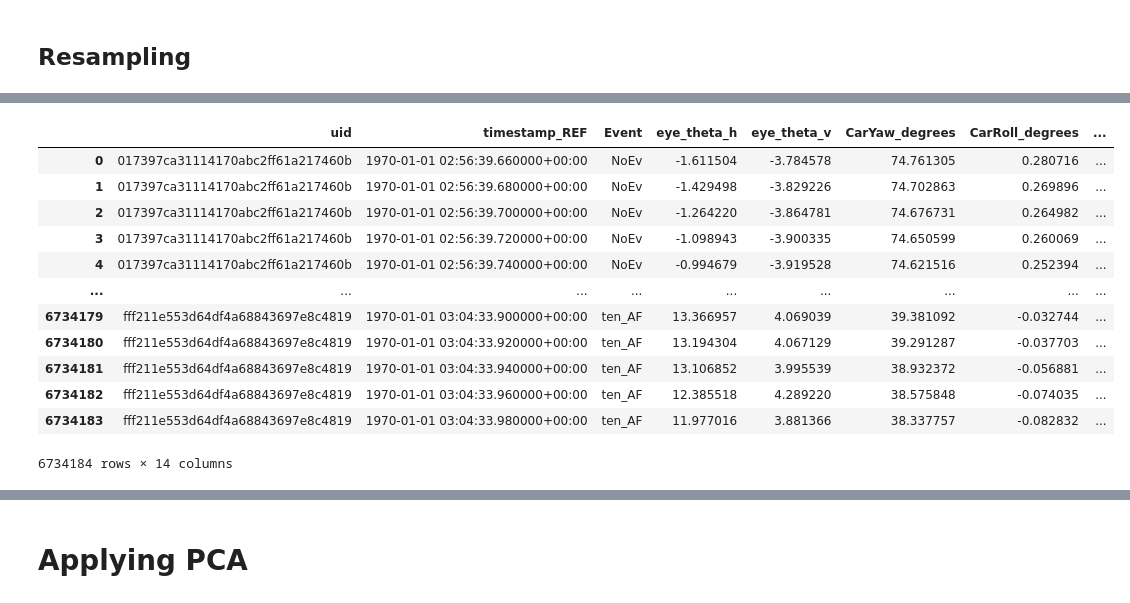
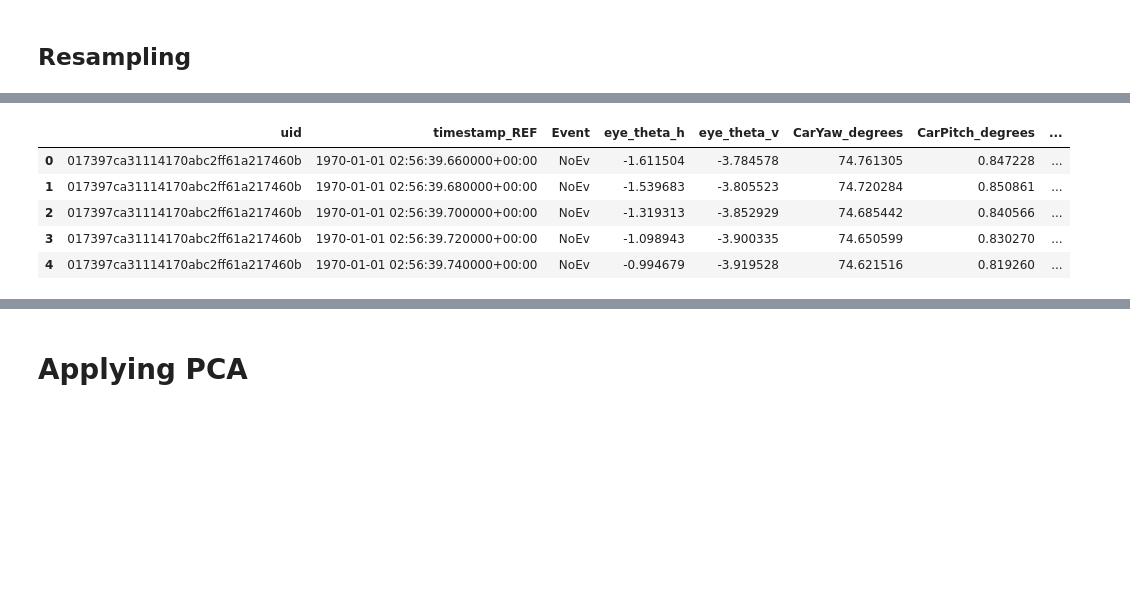
Before and after one commit to JohnMadrid/pca-driving-behavior, a Jupyter notebook: 2-pca.ipynb, the cells around one changed output, grey strips where cells are left out. Cells and saved outputs as stored; diff of their text form; code cells hidden in the pictures; blank space fills up the shorter version.

```diff
--- a/2-pca.ipynb
+++ b/2-pca.ipynb
@@ -33,14 +42,27 @@ Hosting the HTTP server on port 50736 instead
 # %% [markdown]
 # Load data
 # %%
-# columns to load
+# Check and create 'data' and 'results' folders if they do not exist
+data_folder = 'data'
+results_folder = 'results'
+
+if not os.path.exists(data_folder):
+    os.makedirs(data_folder)
+if not os.path.exists(results_folder):
+    os.makedirs(results_folder)
+
+# Assign folder paths to variables for later use
+DATA_DIR = data_folder
+RESULTS_DIR = results_folder
+
+# Load cleaned data
+# Columns to load
 cols = ['timestamp_REF','UnixTimeStamp','TobiiTimeStamp','Auto_TobiiTimeStamp',
         'uid', 'Condition','Event','eye_theta_h','eye_theta_v','streeringDegree',
-        'CarYaw_degrees','CarRoll_degrees', 'CarPitch_degrees','RelativeHeadYaw_degrees','RelativeHeadPitch_degrees',
-        'RelativeHeadRoll_degrees',]
-# Load cleaned dataset
-df = dd.read_csv('data/EEDA_cleaned.csv', usecols=cols).compute()
-df
+        'CarYaw_degrees','CarRoll_degrees', 'CarPitch_degrees','RelativeHeadYaw_degrees',
+        'RelativeHeadPitch_degrees', 'RelativeHeadRoll_degrees']
+df = dd.read_csv(os.path.join(DATA_DIR, 'EEDA_cleaned.csv'), usecols=cols).compute()
+df.head()
 # %% [output]
 |  | timestamp_REF | UnixTimeStamp | TobiiTimeStamp | uid | Auto_TobiiTimeStamp | Condition | Event | ... |
 | 0 | 1970-01-01 02:56:39.665039062+00:00 | 1.630156e+09 | 10599.665039 | 017397ca31114170abc2ff61a217460b | 10599.665039 | Autonomous | NoEv | ... |
@@ -121,7 +128,8 @@ plot_sampling_rate_and_time_diff(df)
 We keep only variables to use for analysis
 # %%
 # Drop unnecessary columns
-df_subset = df[['timestamp_REF','uid','Event','eye_theta_h', 'eye_theta_v',
+df = df[['timestamp_REF','uid','Event','eye_theta_h', 'eye_theta_v',
                 'CarYaw_degrees', 'CarPitch_degrees','CarRoll_degrees',
                 'RelativeHeadYaw_degrees', 'RelativeHeadPitch_degrees',
                 'RelativeHeadRoll_degrees', 'streeringDegree','Condition']]
+df.head()
@@ -218,25 +203,20 @@ def resample_data_by_uid(df):
     return resampled_groups
 
 # Resample the data to 50 Hz for each UID
-resampled_df = resample_data_by_uid(df_subset)
+resampled_df = resample_data_by_uid(df)
+# Drop the original DataFrame to free up memory
+del df
 # %%
 # Calculate time passed in seconds from the first timestamp
 resampled_df = resampled_df.groupby('uid').apply(calculate_time_passed).reset_index(drop=True)
-resampled_df
+resampled_df.head()
 # %% [output]
-|  | uid | timestamp_REF | Event | eye_theta_h | eye_theta_v | CarYaw_degrees | CarRoll_degrees | ... |
-| 0 | 017397ca31114170abc2ff61a217460b | 1970-01-01 02:56:39.660000+00:00 | NoEv | -1.611504 | -3.784578 | 74.761305 | 0.280716 | ... |
-| 1 | 017397ca31114170abc2ff61a217460b | 1970-01-01 02:56:39.680000+00:00 | NoEv | -1.429498 | -3.829226 | 74.702863 | 0.269896 | ... |
-| 2 | 017397ca31114170abc2ff61a217460b | 1970-01-01 02:56:39.700000+00:00 | NoEv | -1.264220 | -3.864781 | 74.676731 | 0.264982 | ... |
-| 3 | 017397ca31114170abc2ff61a217460b | 1970-01-01 02:56:39.720000+00:00 | NoEv | -1.098943 | -3.900335 | 74.650599 | 0.260069 | ... |
-| 4 | 017397ca31114170abc2ff61a217460b | 1970-01-01 02:56:39.740000+00:00 | NoEv | -0.994679 | -3.919528 | 74.621516 | 0.252394 | ... |
-| ... | ... | ... | ... | ... | ... | ... | ... | ... |
-| 6734179 | fff211e553d64df4a68843697e8c4819 | 1970-01-01 03:04:33.900000+00:00 | ten_AF | 13.366957 | 4.069039 | 39.381092 | -0.032744 | ... |
-| 6734180 | fff211e553d64df4a68843697e8c4819 | 1970-01-01 03:04:33.920000+00:00 | ten_AF | 13.194304 | 4.067129 | 39.291287 | -0.037703 | ... |
-| 6734181 | fff211e553d64df4a68843697e8c4819 | 1970-01-01 03:04:33.940000+00:00 | ten_AF | 13.106852 | 3.995539 | 38.932372 | -0.056881 | ... |
-| 6734182 | fff211e553d64df4a68843697e8c4819 | 1970-01-01 03:04:33.960000+00:00 | ten_AF | 12.385518 | 4.289220 | 38.575848 | -0.074035 | ... |
-| 6734183 | fff211e553d64df4a68843697e8c4819 | 1970-01-01 03:04:33.980000+00:00 | ten_AF | 11.977016 | 3.881366 | 38.337757 | -0.082832 | ... |
+|  | uid | timestamp_REF | Event | eye_theta_h | eye_theta_v | CarYaw_degrees | CarPitch_degrees | ... |
+| 0 | 017397ca31114170abc2ff61a217460b | 1970-01-01 02:56:39.660000+00:00 | NoEv | -1.611504 | -3.784578 | 74.761305 | 0.847228 | ... |
+| 1 | 017397ca31114170abc2ff61a217460b | 1970-01-01 02:56:39.680000+00:00 | NoEv | -1.539683 | -3.805523 | 74.720284 | 0.850861 | ... |
+| 2 | 017397ca31114170abc2ff61a217460b | 1970-01-01 02:56:39.700000+00:00 | NoEv | -1.319313 | -3.852929 | 74.685442 | 0.840566 | ... |
+| 3 | 017397ca31114170abc2ff61a217460b | 1970-01-01 02:56:39.720000+00:00 | NoEv | -1.098943 | -3.900335 | 74.650599 | 0.830270 | ... |
+| 4 | 017397ca31114170abc2ff61a217460b | 1970-01-01 02:56:39.740000+00:00 | NoEv | -0.994679 | -3.919528 | 74.621516 | 0.819260 | ... |
-6734184 rows × 14 columns
 # %%
 plot_sampling_rate_and_time_diff(resampled_df, title='Resampled')
 # %% [output]
```
Also changed, not shown: parts of 44 cells of this notebook, 2 other files.
